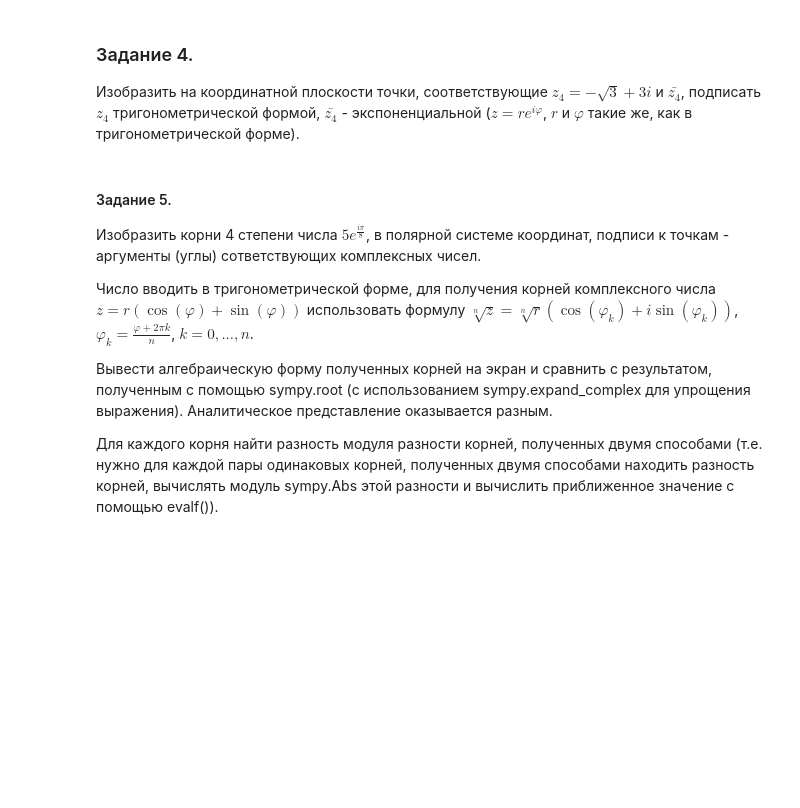
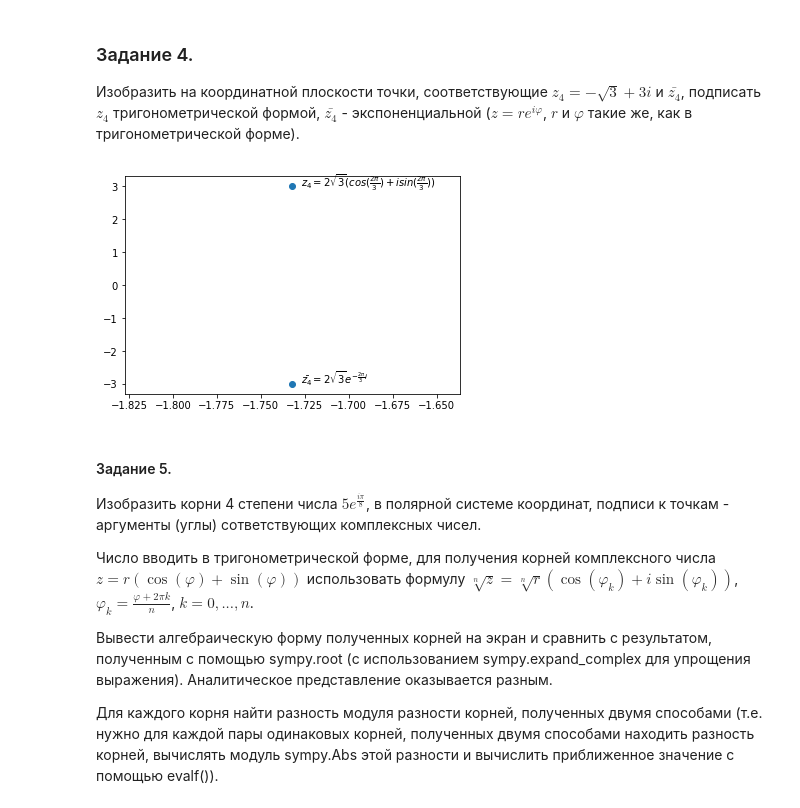
Before and after one commit to i80287/linalg, a Jupyter notebook: task9/Alg_9_2022_23_complex_num_tasks.ipynb, the cells around one changed output. Drawn from its saved outputs; the diff is of its cells as text; code cells hidden in the pictures; blank space fills up the shorter version.

```diff
--- a/task9/Alg_9_2022_23_complex_num_tasks.ipynb
+++ b/task9/Alg_9_2022_23_complex_num_tasks.ipynb
@@ -46,6 +87,33 @@ $\displaystyle \frac{\left(18 + i\right) \left(-1 + i + \left(5 \sqrt{3} + 5 i\r
 # %% [markdown]
 ### Задание  4.
 Изобразить на координатной плоскости точки, соответствующие $z_4 = - \sqrt{3} + 3i$ и $\bar{z_4}$, подписать $z_4$ тригонометрической формой, $\bar{z_4}$ - экспоненциальной ($z = r e^{i\varphi}$, $r$ и $\varphi$ такие же, как в тригонометрической форме).
+# %%
+def main():
+  z4 = -(3**sympy.S.Half) + 3*I
+  z4_conj = sympy.conjugate(z4)
+
+  r = sympy.functions.Abs(z4)
+  mod_tuple = (r, r)
+  args_tuple = (sympy.functions.arg(z4), sympy.functions.arg(z4_conj))
+  names: tuple[str] = (
+    fr"$z_4 = {latex(r)} (cos({latex(args_tuple[0])}) + i sin({latex(args_tuple[0])}))$",
+    fr"$ \bar{{z_4}} = {latex(r)} e^{{{latex(args_tuple[1])} i}}$"
+  )
+  x_coords = [-3**0.5, -3**0.5]
+  y_coords = [3, -3]
+
+  plt.scatter(x_coords, y_coords)
+  for i, (name, root_x, root_y) in enumerate(zip(names, x_coords, y_coords)):
+    plt.annotate(
+        name,
+        xy=(root_x, root_y),
+        xytext=(root_x + 0.005, root_y)
+    )
+
+if __name__ == "__main__":
+  main()
+# %% [output]
+[figure, added]
 # %% [markdown]
 #### Задание  5.
 Изобразить корни 4 степени числа $5e^{\frac{i\pi}{8}}$, в полярной системе координат, подписи к точкам - аргументы (углы) сответствующих комплексных чисел.
```
Also changed, not shown: parts of 6 cells of this notebook.
